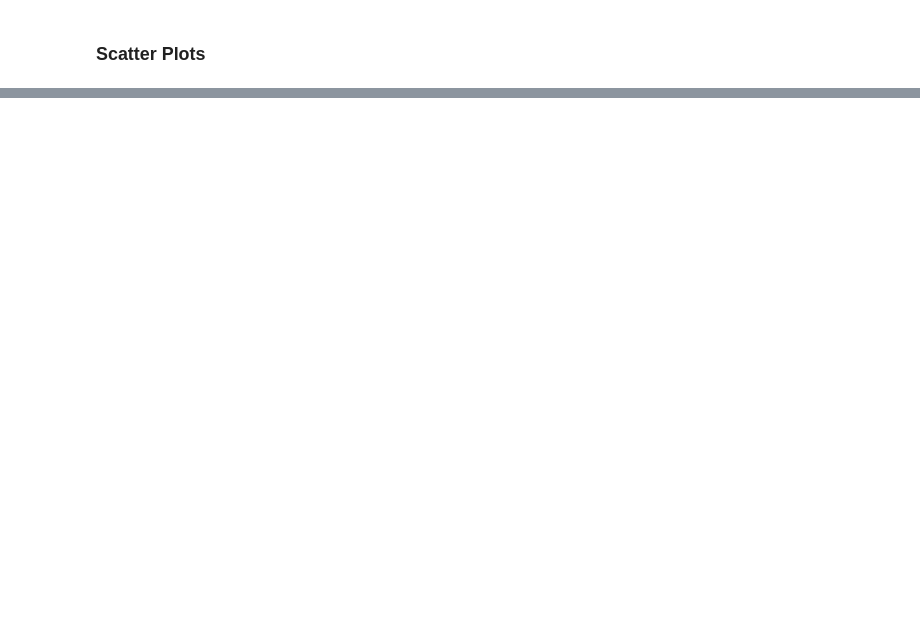
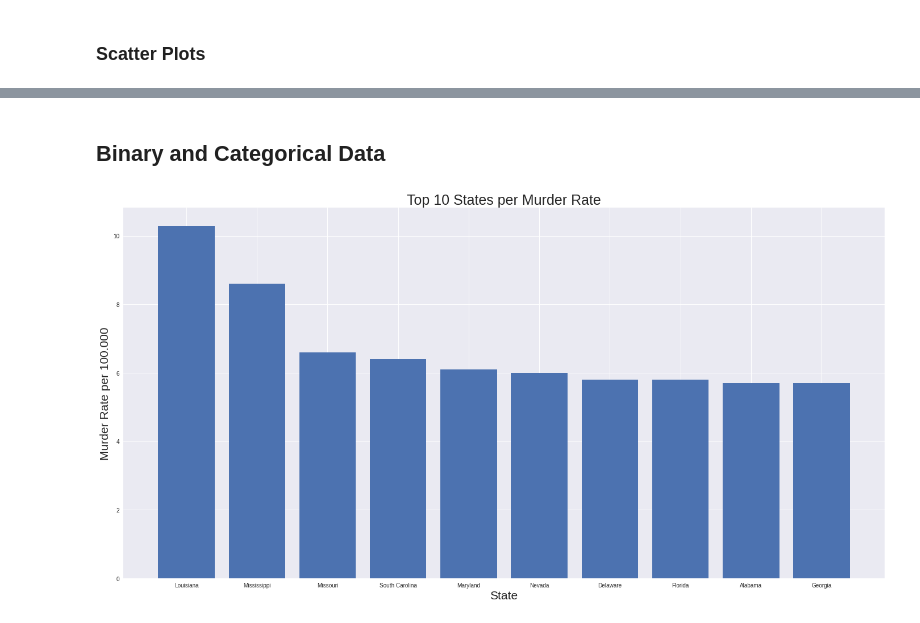
Before and after one commit to GustavoBarros11/estatistica_para_cientistas_de_dados, a Jupyter notebook: cap01_analise_exploratoria_de_dados.ipynb, the cells around one changed output, grey strips where cells are left out. Drawn from its saved outputs; the diff is of its cells as text; code cells hidden in the pictures; blank space fills up the shorter version.

```diff
--- a/cap01_analise_exploratoria_de_dados.ipynb
+++ b/cap01_analise_exploratoria_de_dados.ipynb
@@ -292,3 +283,18 @@ ax.set_ylabel('Murder Rate (per 100.000)', size=21)
 plt.show()
 # %% [output]
 [figure]
+# %% [markdown]
+## Binary and Categorical Data
+# %%
+df2 = data.groupby('State').agg({'Murder.Rate': 'mean'}).sort_values(by='Murder.Rate', ascending=False)[:10]
+
+fig, ax = plt.subplots()
+
+ax.bar(df2.index, df2['Murder.Rate'])
+ax.set_title('Top 10 States per Murder Rate', size=25)
+ax.set_xlabel('State', fontsize=21)
+ax.set_ylabel('Murder Rate per 100.000', fontsize=21)
+
+plt.show()
+# %% [output]
+[figure, added]
```
Also changed, not shown: parts of 7 cells of this notebook, 1 other file.
